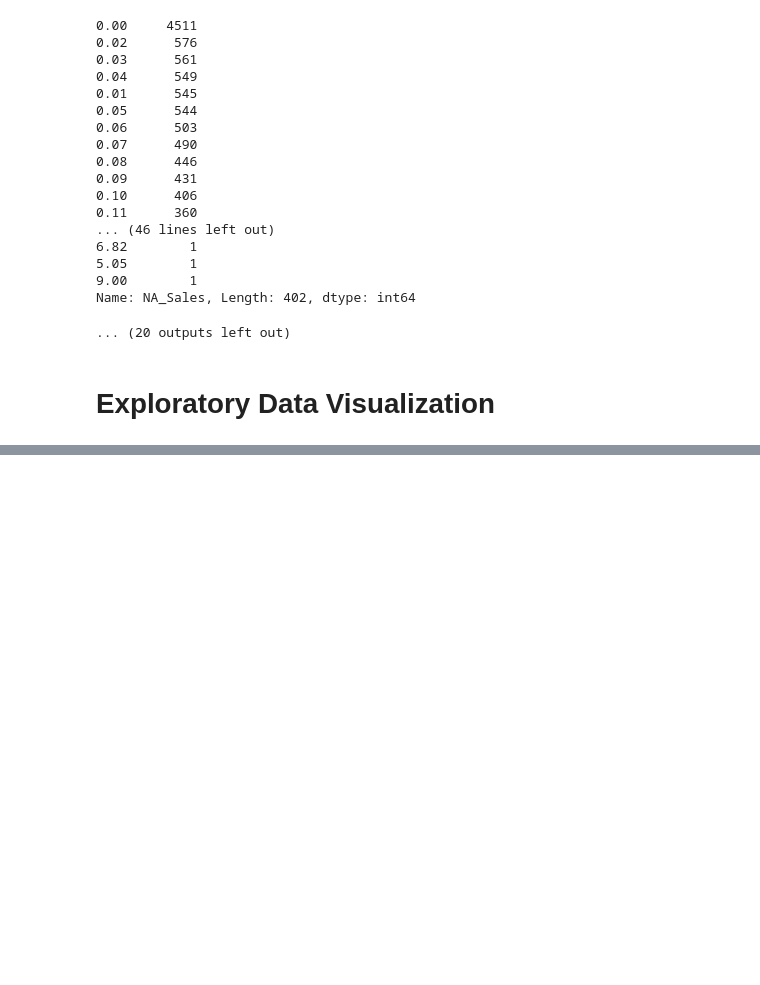
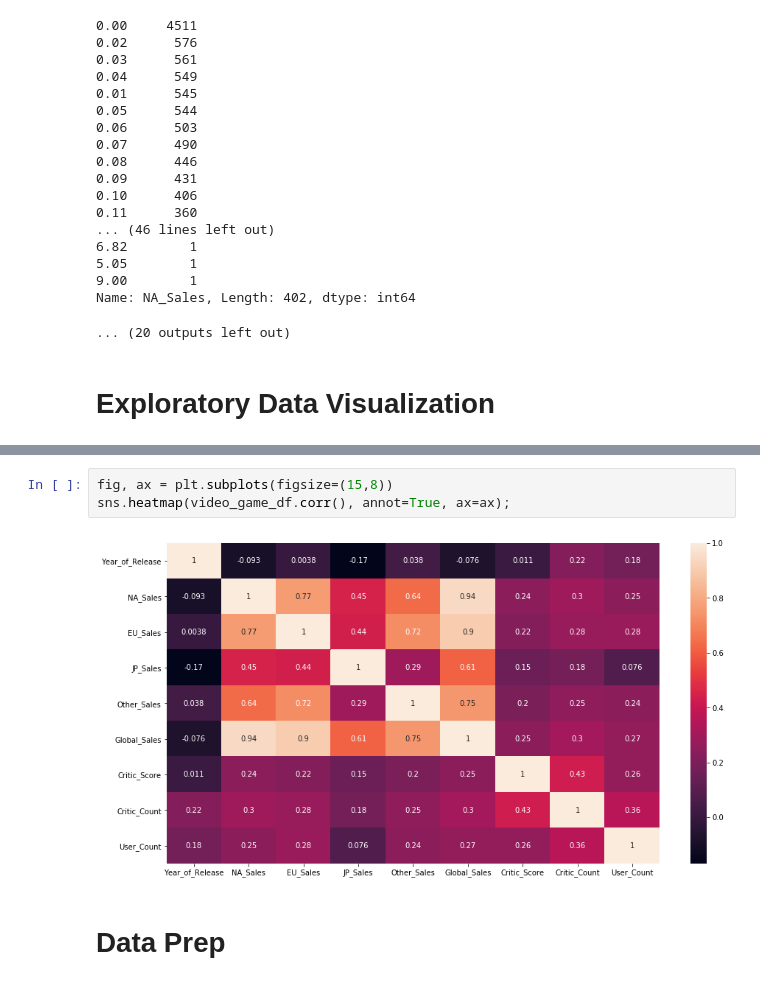
Before and after one commit to joseh4/projection_of_video_game_sales, a Jupyter notebook: master.ipynb, the cells around one changed output, grey strips where cells are left out. Cells and saved outputs as stored; diff of their text form; blank space fills up the shorter version.

```diff
--- a/master.ipynb
+++ b/master.ipynb
@@ -255,0 +417,7 @@ Name: NA_Sales, Length: 402, dtype: int64
+# %%
+fig, ax = plt.subplots(figsize=(15,8))
+sns.heatmap(video_game_df.corr(), annot=True, ax=ax);
+# %% [output]
+[figure, added]
+# %% [markdown]
+# Data Prep
```
Also changed, not shown: parts of 17 cells of this notebook.
